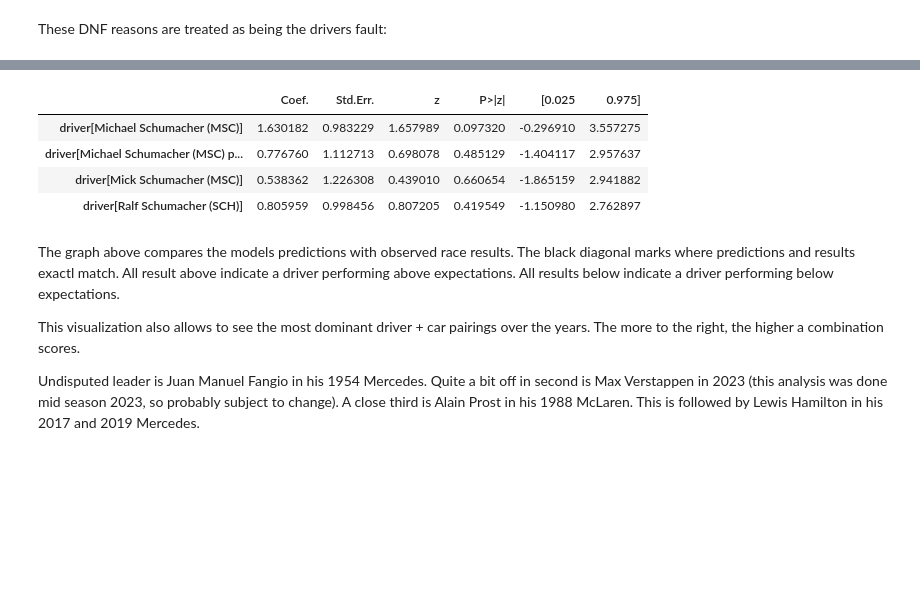
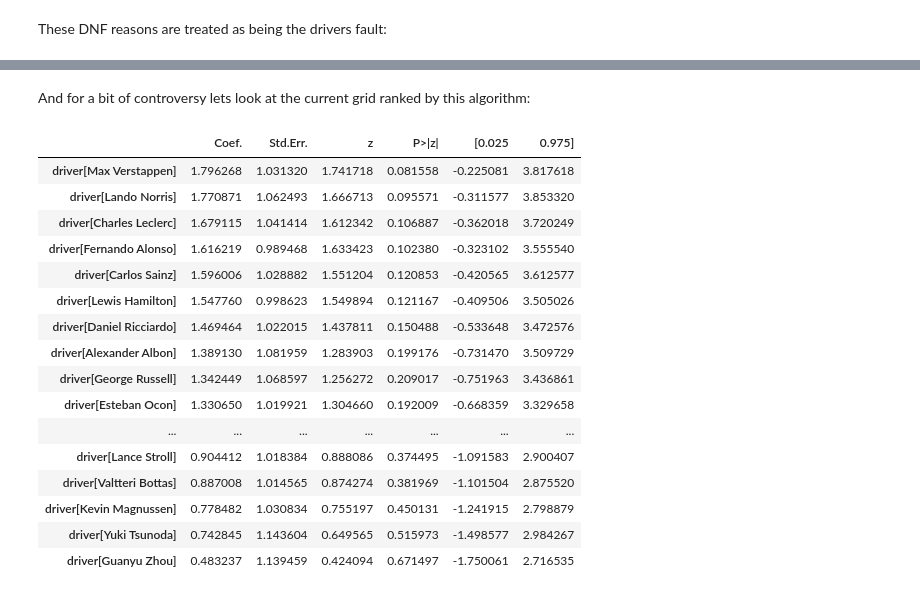
Before and after one commit to Excidion/Formula1-GreatestOfAllTime, a Jupyter notebook: exploration.ipynb, the cells around one changed output, grey strips where cells are left out. Saved outputs shown, nothing was run; the diff lists cells and outputs as text; code cells hidden in the pictures; blank space fills up the shorter version.

```diff
--- a/exploration.ipynb
+++ b/exploration.ipynb
@@ -9,6 +10,13 @@ status = pl.read_csv("data/raw/status.csv")
 drivers = pl.read_csv("data/raw/drivers.csv")
 races = pl.read_csv("data/raw/races.csv")
 constructors = pl.read_csv("data/raw/constructors.csv")
+
+# save current seasons driver for later use
+latest_season = races.filter(pl.col("year") == pl.col("year").max()).get_column("raceId").unique()
+current_drivers = results.filter(pl.col("raceId").is_in(latest_season)).get_column("driverId").unique()
+current_drivers_names = drivers.filter(pl.col("driverId").is_in(current_drivers)).with_columns(
+    name = pl.col("forename") + " " + pl.col("surname")
+).get_column("name").unique()
 # %% [markdown]
 Since our model will try to predict the finishing position, we introduce a dummy variable to account for retirements from the race that the driver had no fault in.
 These are mostly techinical failures.
@@ -16,6 +24,7 @@ There are some categories which have som abiguity even after checking the races
 # %%
 not_self_responsible_dnf = [
-    "Disqualified", # mixed bag, includes driver erros but many team errors
+    # mechanical failures
+    "Chassis",
     "Ignition",
     "Engine",
     "Gearbox",
@@ -33,7 +42,6 @@ not_self_responsible_dnf = [
     "Driver Seat",
     "Puncture",
     "Driveshaft",
-    "Retired", # this is a bit of a mixed bag - some due to technical, some after collisions
     "Fuel pressure",
     "Front wing",
     "Water pressure",
@@ -58,11 +66,9 @@ not_self_responsible_dnf = [
     "Out of fuel",
     "Wheel nut",
     "Pneumatics",
-    "Handling", # found nothing on wikipedia indicating driver error
     "Rear wing",
     "Fire",
     "Wheel bearing",
-    "Physical", # found nothing on wikipedia indicating driver error
     "Fuel system",
     "Oil line",
     "Fuel rig",
@@ -77,16 +83,13 @@ not_self_responsible_dnf = [
     "Battery",
     "Halfshaft",
     "Crankshaft",
-    "Safety concerns", # found nothing on wikipedia indicating driver error
     "Alternator",
     "Underweight",
     "Safety belt",
     "Oil pump",
     "Fuel leak",
-    "Excluded", # usually team failing to follow regulations
     "Injection",
     "Distributor",
-    "Driver unwell", # not related to skill
     "Turbo",
     "CV joint",
     "Water pump",
@@ -101,16 +104,24 @@ not_self_responsible_dnf = [
     "ERS",
     "Brake duct",
     "Seat",
-    #"Debris", # is hitting debris the drivers fault?
-    "Illness", # nothing to do with driver skill
     "Undertray",
     "Cooling system",
+    # ambiguous
+    "Disqualified", # includes driver erros but many team errors
+    "Retired", # some due to technical, some after collisions
+    "Excluded", # usually team failing to follow regulations
+    # found nothing on wikipedia indicating driver error
+    "Safety concerns",
+    "Handling",
+    "Physical",
     # let's not blame the victims
     "Injury",
     "Fatal accident",
     "Eye injury", # Helmut Marko for no fault of his own
     "Injured", # relates to injuries sustained before the race
     "Injury", # relates to injuries sustained before the race
+    "Illness", # nothing to do with driver skill
+    "Driver unwell", # not related to skill
 ]
 # %% [markdown]
 These DNF reasons are treated as being the drivers fault:
@@ -336,9 +329,22 @@ res.loc[~drivers & ~cars]
+# %% [markdown]
+And for a bit of controversy lets look at the current grid ranked by this algorithm:
 # %%
-drivername = "Schumacher"
-res.loc[res.index.str.contains(drivername)]
+res.loc[drivers & res.index.str.contains("|".join(current_drivers_names))].sort_values("Coef.", ascending=False)
 # %% [output]
 |  | Coef. | Std.Err. | z | P>|z| | [0.025 | 0.975] |
-| driver[Michael Schumacher (MSC)] | 1.630182 | 0.983229 | 1.657989 | 0.097320 | -0.296910 | 3.557275 |
-| driver[Michael Schumacher (MSC) p... | 0.776760 | 1.112713 | 0.698078 | 0.485129 | -1.404117 | 2.957637 |
-| driver[Mick Schumacher (MSC)] | 0.538362 | 1.226308 | 0.439010 | 0.660654 | -1.865159 | 2.941882 |
-| driver[Ralf Schumacher (SCH)] | 0.805959 | 0.998456 | 0.807205 | 0.419549 | -1.150980 | 2.762897 |
+| driver[Max Verstappen] | 1.796268 | 1.031320 | 1.741718 | 0.081558 | -0.225081 | 3.817618 |
+| driver[Lando Norris] | 1.770871 | 1.062493 | 1.666713 | 0.095571 | -0.311577 | 3.853320 |
+| driver[Charles Leclerc] | 1.679115 | 1.041414 | 1.612342 | 0.106887 | -0.362018 | 3.720249 |
+| driver[Fernando Alonso] | 1.616219 | 0.989468 | 1.633423 | 0.102380 | -0.323102 | 3.555540 |
+| driver[Carlos Sainz] | 1.596006 | 1.028882 | 1.551204 | 0.120853 | -0.420565 | 3.612577 |
+| driver[Lewis Hamilton] | 1.547760 | 0.998623 | 1.549894 | 0.121167 | -0.409506 | 3.505026 |
+| driver[Daniel Ricciardo] | 1.469464 | 1.022015 | 1.437811 | 0.150488 | -0.533648 | 3.472576 |
+| driver[Alexander Albon] | 1.389130 | 1.081959 | 1.283903 | 0.199176 | -0.731470 | 3.509729 |
+| driver[George Russell] | 1.342449 | 1.068597 | 1.256272 | 0.209017 | -0.751963 | 3.436861 |
+| driver[Esteban Ocon] | 1.330650 | 1.019921 | 1.304660 | 0.192009 | -0.668359 | 3.329658 |
+| ... | ... | ... | ... | ... | ... | ... |
+| driver[Lance Stroll] | 0.904412 | 1.018384 | 0.888086 | 0.374495 | -1.091583 | 2.900407 |
+| driver[Valtteri Bottas] | 0.887008 | 1.014565 | 0.874274 | 0.381969 | -1.101504 | 2.875520 |
+| driver[Kevin Magnussen] | 0.778482 | 1.030834 | 0.755197 | 0.450131 | -1.241915 | 2.798879 |
+| driver[Yuki Tsunoda] | 0.742845 | 1.143604 | 0.649565 | 0.515973 | -1.498577 | 2.984267 |
+| driver[Guanyu Zhou] | 0.483237 | 1.139459 | 0.424094 | 0.671497 | -1.750061 | 2.716535 |
@@ -364,13 +350,0 @@ fig3.show()
-# %% [markdown]
-The graph above compares the models predictions with observed race results.
-The black diagonal marks where predictions and results exactl match.
-All result above indicate a driver performing above expectations.
-All results below indicate a driver performing below expectations.
-
-This visualization also allows to see the most dominant driver + car pairings over the years.
-The more to the right, the higher a combination scores.
-
-Undisputed leader is Juan Manuel Fangio in his 1954 Mercedes.
-Quite a bit off in second is Max Verstappen in 2023 (this analysis was done mid season 2023, so probably subject to change).
-A close third is Alain Prost in his 1988 McLaren.
-This is followed by Lewis Hamilton in his 2017 and 2019 Mercedes.
```
Also changed, not shown: parts of 21 cells of this notebook.
